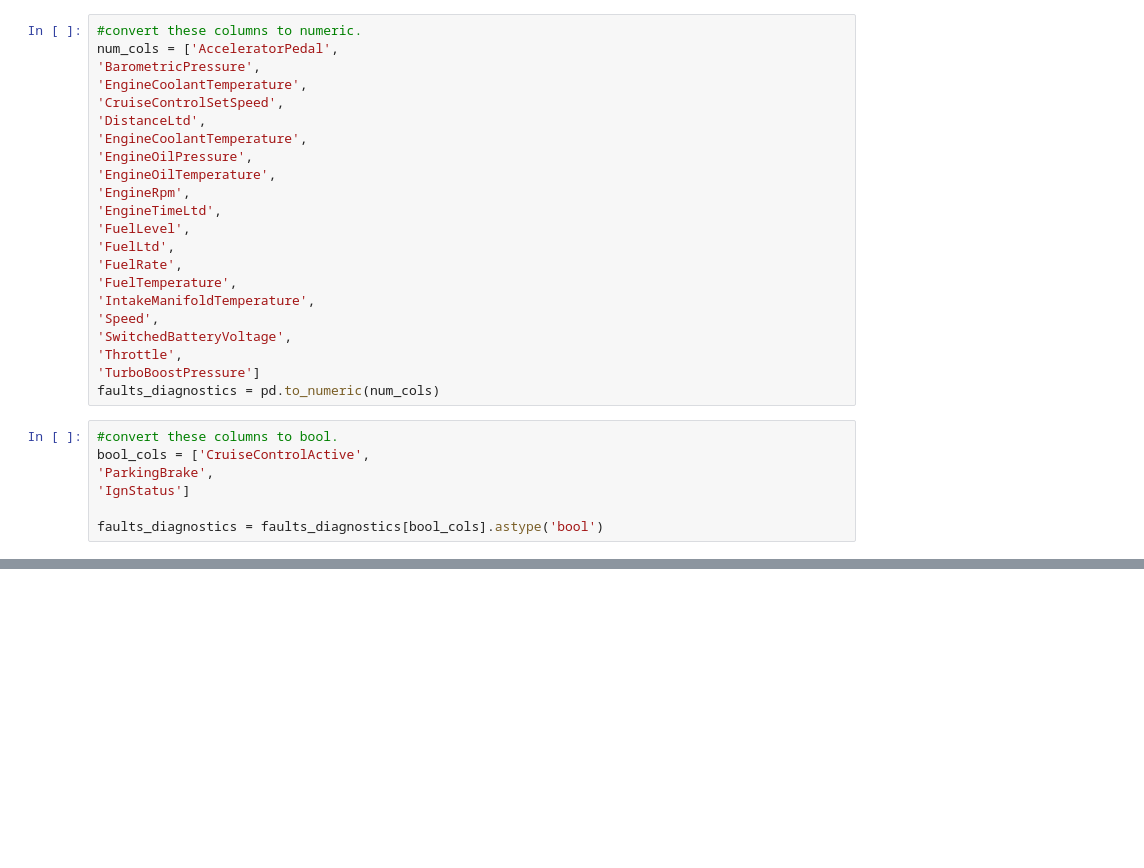
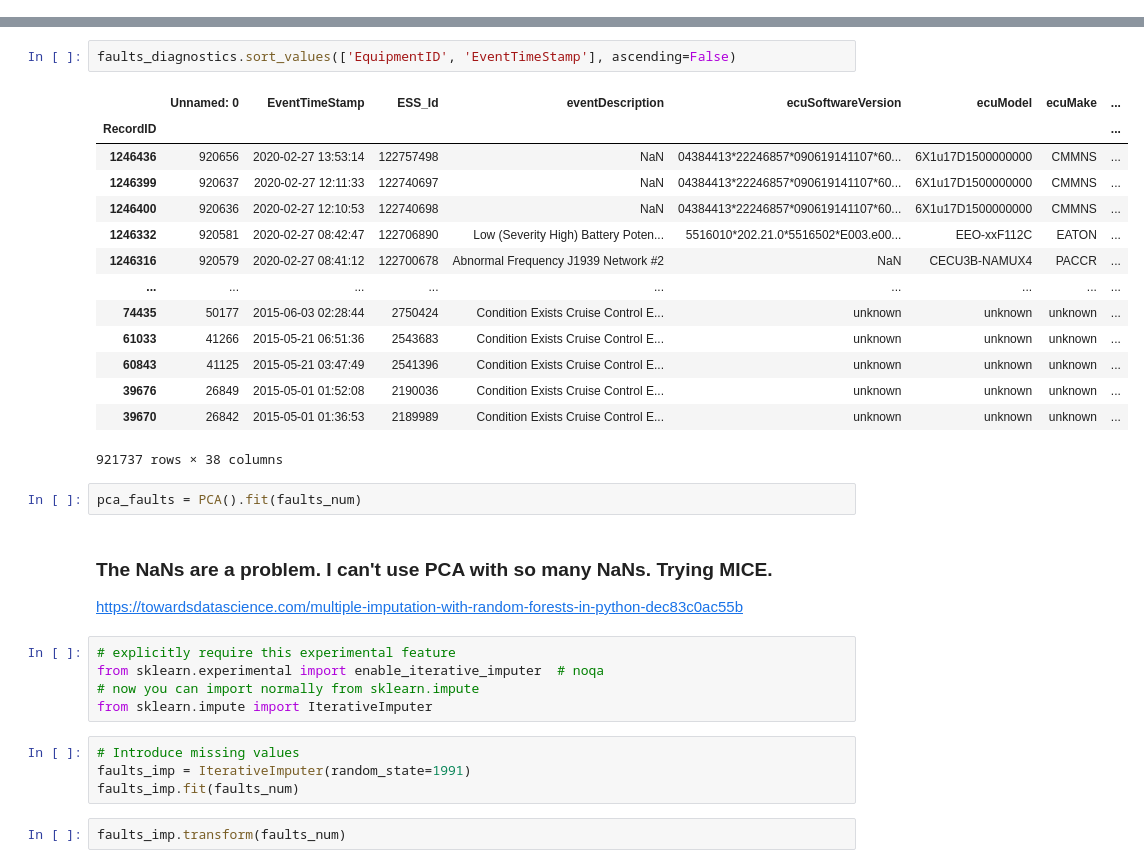
Before and after one commit to nss-data-science-cohort-5/big_g_express-rickrollers, a Jupyter notebook: notebooks/big_g_feature_engineering.ipynb, the cells around one changed output, grey strips where cells are left out. Cells and saved outputs as stored; diff of their text form; blank space fills up the shorter version.

```diff
--- a/notebooks/big_g_feature_engineering.ipynb
+++ b/notebooks/big_g_feature_engineering.ipynb
@@ -66,29 +47,0 @@ memory usage: 276.3+ MB
-# %%
-#convert these columns to numeric.
-num_cols = ['AcceleratorPedal',
-'BarometricPressure',
-'EngineCoolantTemperature',
-'CruiseControlSetSpeed',
-'DistanceLtd',
-'EngineCoolantTemperature',
-'EngineOilPressure',
-'EngineOilTemperature',
-'EngineRpm',
-'EngineTimeLtd',
-'FuelLevel',
-'FuelLtd',
-'FuelRate',
-'FuelTemperature',
-'IntakeManifoldTemperature',
-'Speed',
-'SwitchedBatteryVoltage',
-'Throttle',
-'TurboBoostPressure']
-faults_diagnostics = pd.to_numeric(num_cols)
-# %%
-#convert these columns to bool.
-bool_cols = ['CruiseControlActive',
-'ParkingBrake',
-'IgnStatus']
-
-faults_diagnostics = faults_diagnostics[bool_cols].astype('bool')
@@ -94,0 +128,33 @@ faults_diagnostics = faults_diagnostics[bool_cols].astype('bool')
+# %%
+faults_diagnostics.sort_values(['EquipmentID', 'EventTimeStamp'], ascending=False)
+# %% [output]
+|  | Unnamed: 0 | EventTimeStamp | ESS_Id | eventDescription | ecuSoftwareVersion | ecuModel | ecuMake | ... |
+| RecordID |  |  |  |  |  |  |  | ... |
+| 1246436 | 920656 | 2020-02-27 13:53:14 | 122757498 | NaN | 04384413*22246857*090619141107*60... | 6X1u17D1500000000 | CMMNS | ... |
+| 1246399 | 920637 | 2020-02-27 12:11:33 | 122740697 | NaN | 04384413*22246857*090619141107*60... | 6X1u17D1500000000 | CMMNS | ... |
+| 1246400 | 920636 | 2020-02-27 12:10:53 | 122740698 | NaN | 04384413*22246857*090619141107*60... | 6X1u17D1500000000 | CMMNS | ... |
+| 1246332 | 920581 | 2020-02-27 08:42:47 | 122706890 | Low (Severity High) Battery Poten... | 5516010*202.21.0*5516502*E003.e00... | EEO-xxF112C | EATON | ... |
+| 1246316 | 920579 | 2020-02-27 08:41:12 | 122700678 | Abnormal Frequency J1939 Network #2 | NaN | CECU3B-NAMUX4 | PACCR | ... |
+| ... | ... | ... | ... | ... | ... | ... | ... | ... |
+| 74435 | 50177 | 2015-06-03 02:28:44 | 2750424 | Condition Exists Cruise Control E... | unknown | unknown | unknown | ... |
+| 61033 | 41266 | 2015-05-21 06:51:36 | 2543683 | Condition Exists Cruise Control E... | unknown | unknown | unknown | ... |
+| 60843 | 41125 | 2015-05-21 03:47:49 | 2541396 | Condition Exists Cruise Control E... | unknown | unknown | unknown | ... |
+| 39676 | 26849 | 2015-05-01 01:52:08 | 2190036 | Condition Exists Cruise Control E... | unknown | unknown | unknown | ... |
+| 39670 | 26842 | 2015-05-01 01:36:53 | 2189989 | Condition Exists Cruise Control E... | unknown | unknown | unknown | ... |
+921737 rows × 38 columns
+# %%
+pca_faults = PCA().fit(faults_num)
+# %% [markdown]
+### The NaNs are a problem. I can't use PCA with so many NaNs. Trying MICE.
+https://towardsdatascience.com/multiple-imputation-with-random-forests-in-python-dec83c0ac55b
+# %%
+# explicitly require this experimental feature
+from sklearn.experimental import enable_iterative_imputer  # noqa
+# now you can import normally from sklearn.impute
+from sklearn.impute import IterativeImputer
+# %%
+# Introduce missing values
+faults_imp = IterativeImputer(random_state=1991)
+faults_imp.fit(faults_num)
+# %%
+faults_imp.transform(faults_num)
```
Also changed, not shown: parts of 18 cells of this notebook, 1 other file.
